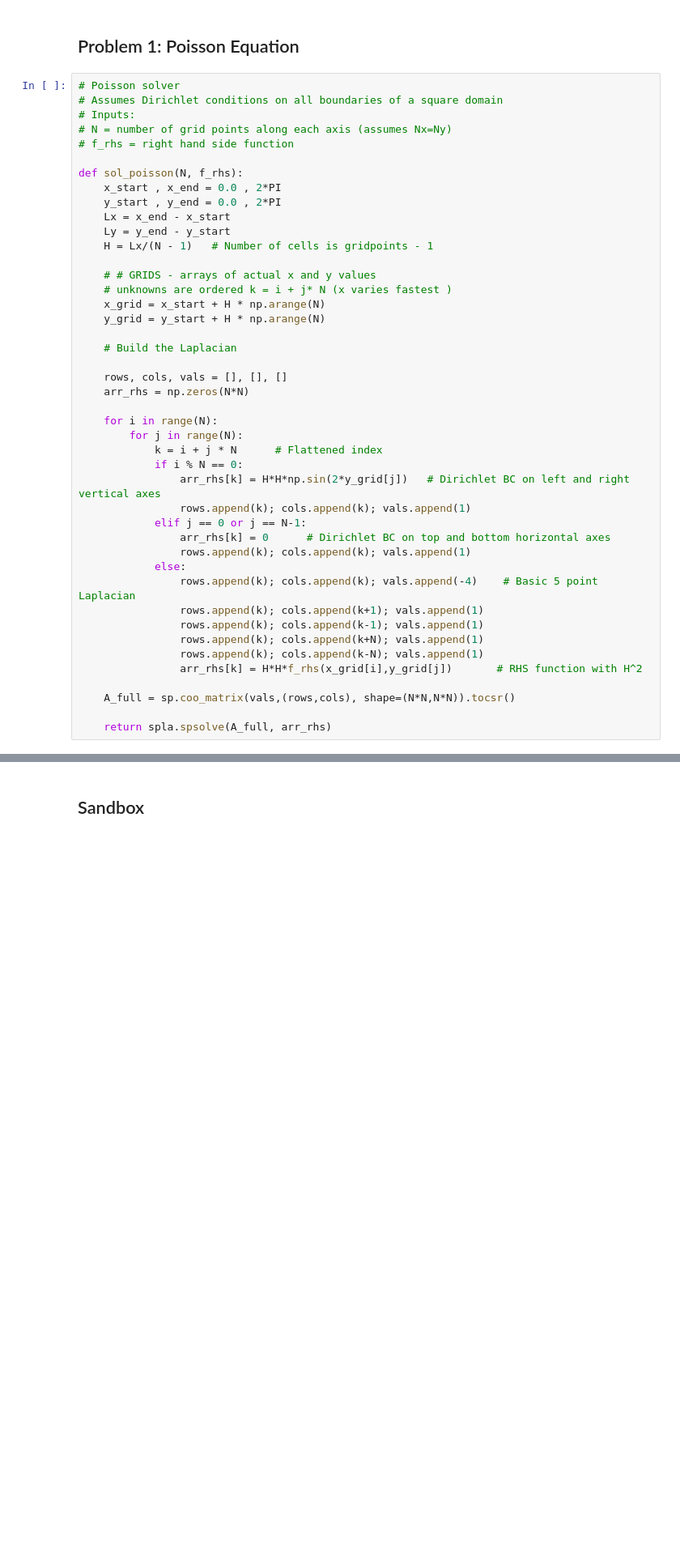
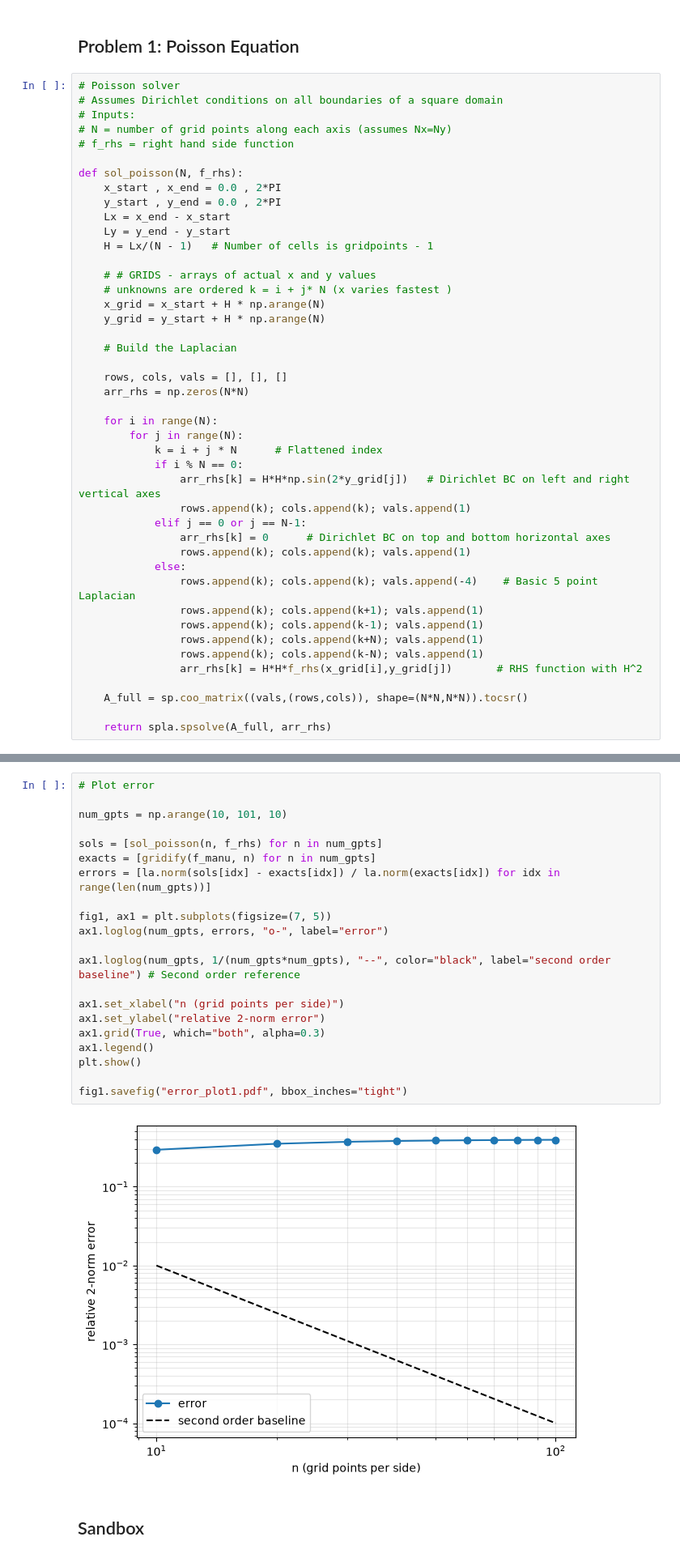
Before and after one commit to sgravelle/pde_hw2, a Jupyter notebook: hw2.ipynb, the cells around one changed output, grey strips where cells are left out. Shown at 81% size. Saved outputs shown, nothing was run; the diff lists cells and outputs as text; blank space fills up the shorter version.

Commit message:
big error

```diff
--- a/hw2.ipynb
+++ b/hw2.ipynb
@@ -61,7 +61,7 @@ def sol_poisson(N, f_rhs):
                 rows.append(k); cols.append(k-N); vals.append(1)
                 arr_rhs[k] = H*H*f_rhs(x_grid[i],y_grid[j])       # RHS function with H^2
 
-    A_full = sp.coo_matrix(vals,(rows,cols), shape=(N*N,N*N)).tocsr()
+    A_full = sp.coo_matrix((vals,(rows,cols)), shape=(N*N,N*N)).tocsr()
 
     return spla.spsolve(A_full, arr_rhs)
 # %%
@@ -82,3 +103,26 @@ nums = []
+# %%
+# Plot error
+
+num_gpts = np.arange(10, 101, 10)
+
+sols = [sol_poisson(n, f_rhs) for n in num_gpts]
+exacts = [gridify(f_manu, n) for n in num_gpts]
+errors = [la.norm(sols[idx] - exacts[idx]) / la.norm(exacts[idx]) for idx in range(len(num_gpts))]
+
+fig1, ax1 = plt.subplots(figsize=(7, 5))
+ax1.loglog(num_gpts, errors, "o-", label="error")
+
+ax1.loglog(num_gpts, 1/(num_gpts*num_gpts), "--", color="black", label="second order baseline") # Second order reference
+
+ax1.set_xlabel("n (grid points per side)")
+ax1.set_ylabel("relative 2-norm error")
+ax1.grid(True, which="both", alpha=0.3)
+ax1.legend()
+plt.show()
+
+fig1.savefig("error_plot1.pdf", bbox_inches="tight")
+# %% [output]
+[figure, added]
 # %% [markdown]
 ## Sandbox
 # %%
```
Also changed, not shown: parts of 2 cells of this notebook, 1 other file.
